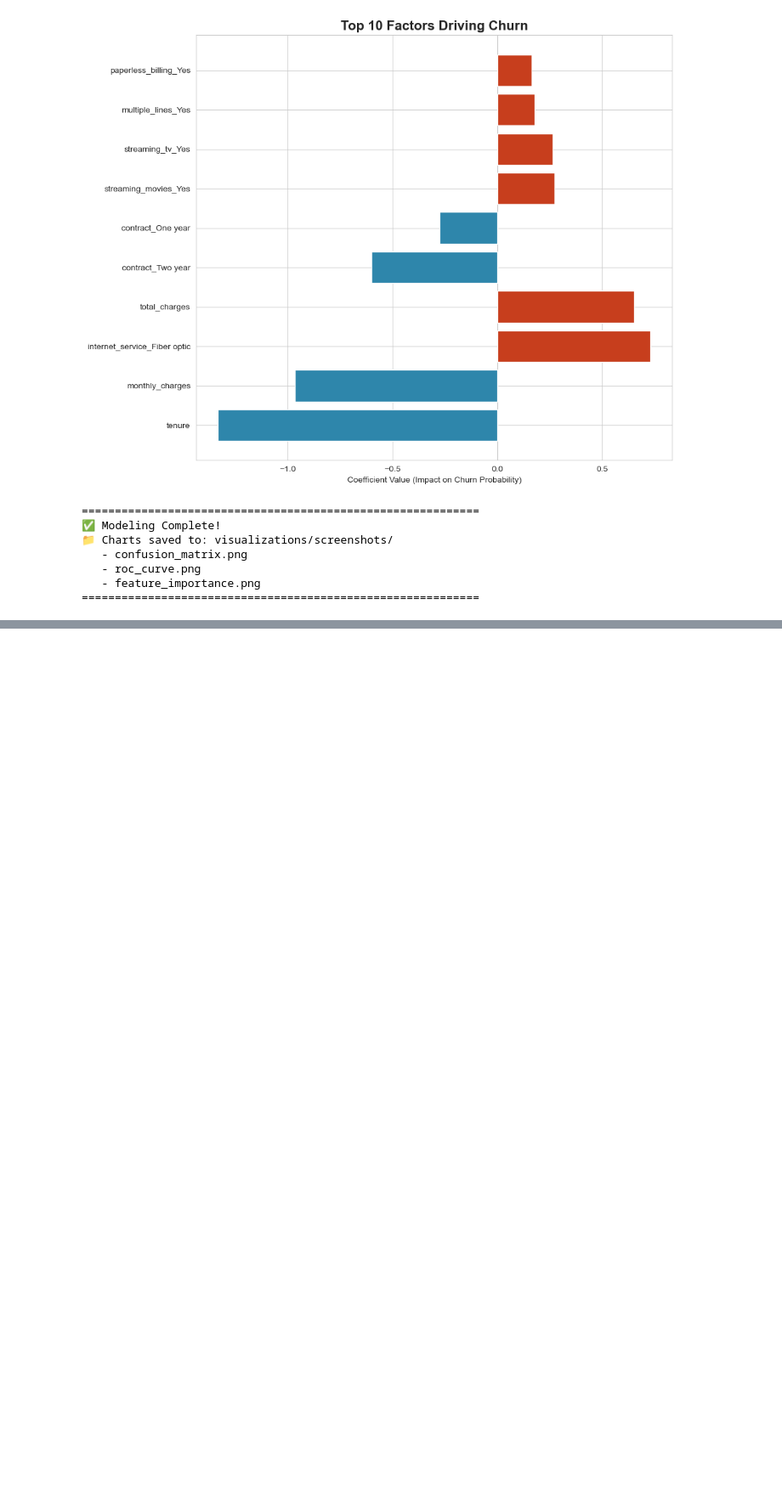
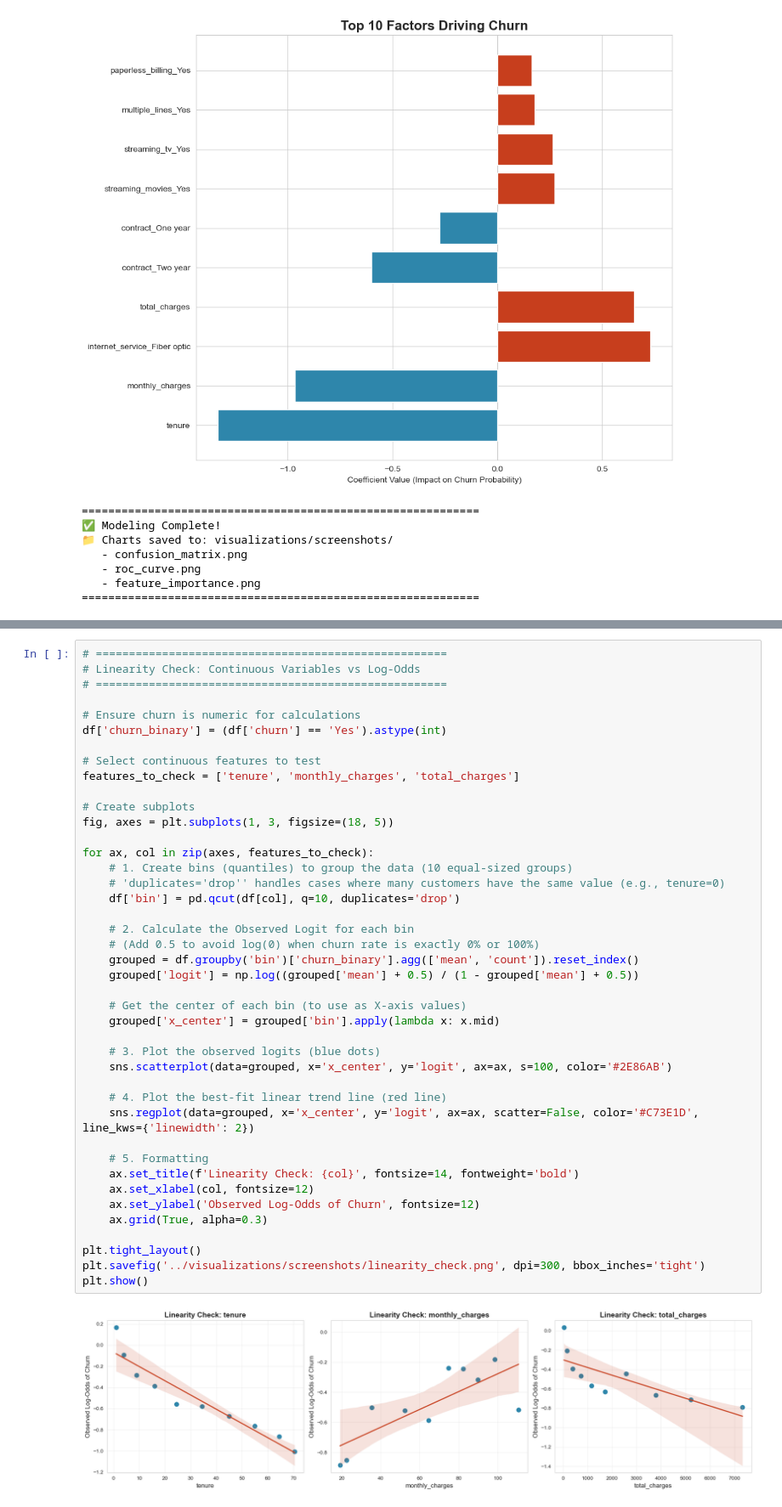
Before and after one commit to jac1903/jose-cordoba-da, a Jupyter notebook: projects/customer-churn-analysis/notebooks/02_churn_model.ipynb, the cells around one changed output, grey strips where cells are left out. Shown at 85% size. Saved outputs shown, nothing was run; the diff lists cells and outputs as text; blank space fills up the shorter version.

```diff
--- a/projects/customer-churn-analysis/notebooks/02_churn_model.ipynb
+++ b/projects/customer-churn-analysis/notebooks/02_churn_model.ipynb
@@ -265,0 +276,44 @@ paperless_billing_Yes          ⬆️ INCREASES churn (coef: 0.1635)
+# %%
+# =====================================================
+# Linearity Check: Continuous Variables vs Log-Odds
+# =====================================================
+
+# Ensure churn is numeric for calculations
+df['churn_binary'] = (df['churn'] == 'Yes').astype(int)
+
+# Select continuous features to test
+features_to_check = ['tenure', 'monthly_charges', 'total_charges']
+
+# Create subplots
+fig, axes = plt.subplots(1, 3, figsize=(18, 5))
+
+for ax, col in zip(axes, features_to_check):
+    # 1. Create bins (quantiles) to group the data (10 equal-sized groups)
+    # 'duplicates='drop'' handles cases where many customers have the same value (e.g., tenure=0)
+    df['bin'] = pd.qcut(df[col], q=10, duplicates='drop')
+
+    # 2. Calculate the Observed Logit for each bin
+    # (Add 0.5 to avoid log(0) when churn rate is exactly 0% or 100%)
+    grouped = df.groupby('bin')['churn_binary'].agg(['mean', 'count']).reset_index()
+    grouped['logit'] = np.log((grouped['mean'] + 0.5) / (1 - grouped['mean'] + 0.5))
+
+    # Get the center of each bin (to use as X-axis values)
+    grouped['x_center'] = grouped['bin'].apply(lambda x: x.mid)
+
+    # 3. Plot the observed logits (blue dots)
+    sns.scatterplot(data=grouped, x='x_center', y='logit', ax=ax, s=100, color='#2E86AB')
+
+    # 4. Plot the best-fit linear trend line (red line)
+    sns.regplot(data=grouped, x='x_center', y='logit', ax=ax, scatter=False, color='#C73E1D', line_kws={'linewidth': 2})
+
+    # 5. Formatting
+    ax.set_title(f'Linearity Check: {col}', fontsize=14, fontweight='bold')
+    ax.set_xlabel(col, fontsize=12)
+    ax.set_ylabel('Observed Log-Odds of Churn', fontsize=12)
+    ax.grid(True, alpha=0.3)
+
+plt.tight_layout()
+plt.savefig('../visualizations/screenshots/linearity_check.png', dpi=300, bbox_inches='tight')
+plt.show()
+# %% [output]
+[figure, added]
```
Also changed, not shown: parts of 1 cell of this notebook, 1 other file.
